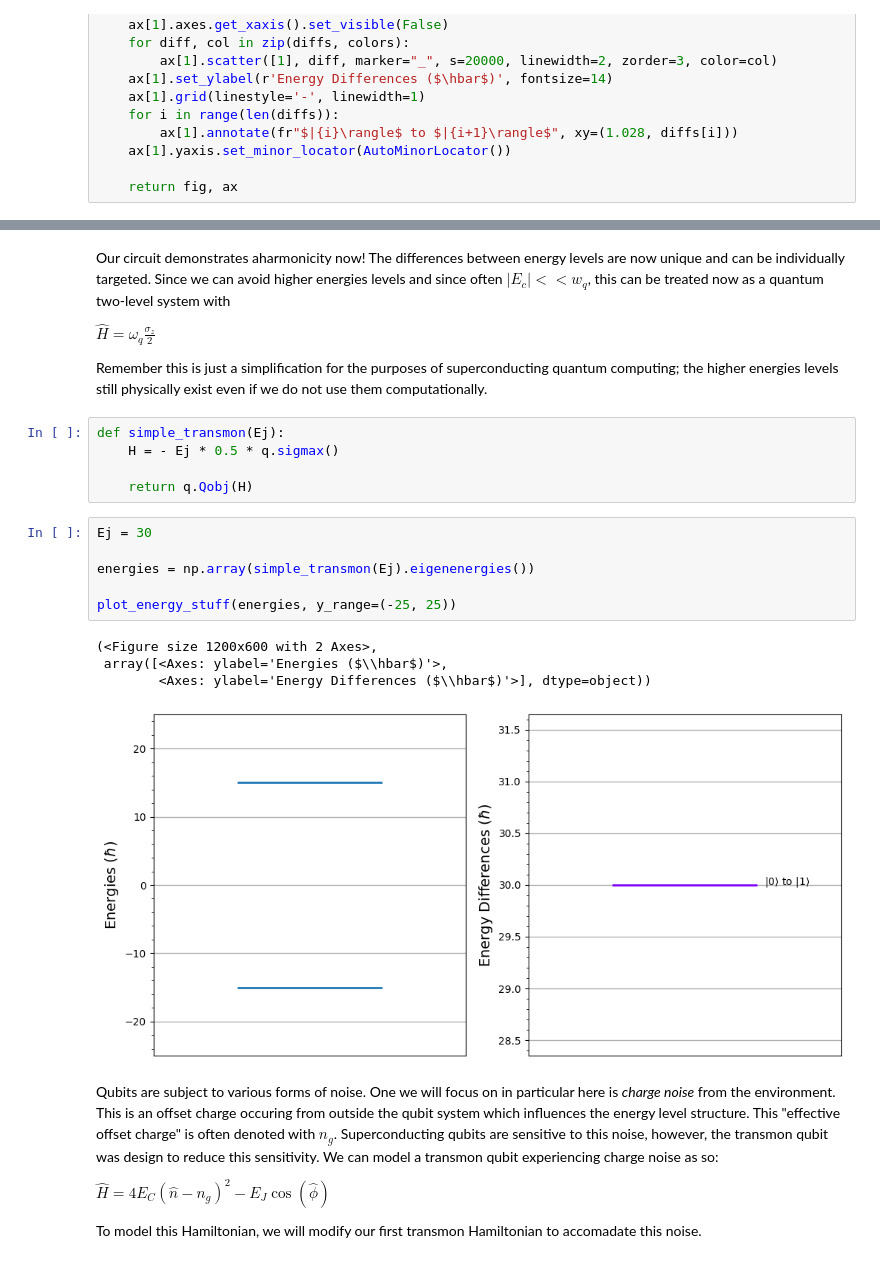
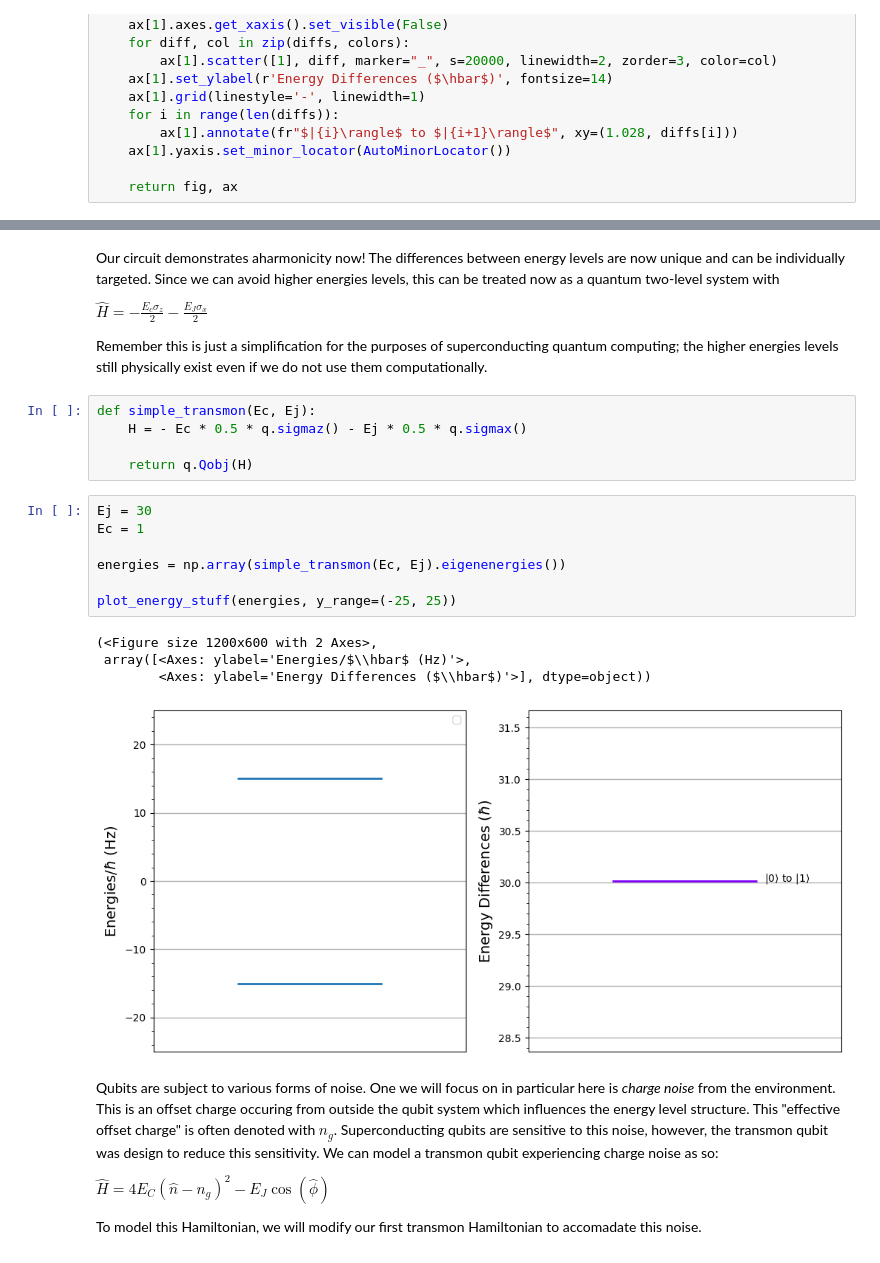
Before and after one commit to Khosmos3/Superconducting-Qubits, a Jupyter notebook: superconducting.ipynb, the cells around one changed output, grey strips where cells are left out. Drawn from its saved outputs; the diff is of its cells as text.

Commit message:
updated two level approximation

```diff
--- a/superconducting.ipynb
+++ b/superconducting.ipynb
@@ -202,25 +197,26 @@ Energy levels for an transmon qubit with Ec = 0.2 and Ej = 7:
 # %% [markdown]
-Our circuit demonstrates aharmonicity now! The differences between energy levels are now unique and can be individually targeted. Since we can avoid higher energies levels and since often $|E_c|<<w_q$, this can be treated now as a quantum two-level system with
+Our circuit demonstrates aharmonicity now! The differences between energy levels are now unique and can be individually targeted. Since we can avoid higher energies levels, this can be treated now as a quantum two-level system with
 
-$\hat{H}=\omega_q\frac{\sigma_z}{2}$
+$\hat{H}=-\frac{E_c\sigma_z}{2}-\frac{E_J\sigma_x}{2}$
 
 Remember this is just a simplification for the purposes of superconducting quantum computing; the higher energies levels still physically exist even if we do not use them computationally.
 # %%
-def simple_transmon(Ej):
-    H = - Ej * 0.5 * q.sigmax()
+def simple_transmon(Ec, Ej):
+    H = - Ec * 0.5 * q.sigmaz() - Ej * 0.5 * q.sigmax()
 
     return q.Qobj(H)
 # %%
 Ej = 30
+Ec = 1
 
-energies = np.array(simple_transmon(Ej).eigenenergies())
+energies = np.array(simple_transmon(Ec, Ej).eigenenergies())
 
 plot_energy_stuff(energies, y_range=(-25, 25))
 # %% [output]
 (<Figure size 1200x600 with 2 Axes>,
- array([<Axes: ylabel='Energies ($\\hbar$)'>,
+ array([<Axes: ylabel='Energies/$\\hbar$ (Hz)'>,
         <Axes: ylabel='Energy Differences ($\\hbar$)'>], dtype=object))
-[figure, old version]
+[figure, new version]
 # %% [markdown]
 Qubits are subject to various forms of noise. One we will focus on in particular here is *charge noise* from the environment. This is an offset charge occuring from outside the qubit system which influences the energy level structure. This "effective offset charge" is often denoted with $n_g$. Superconducting qubits are sensitive to this noise, however, the transmon qubit was design to reduce this sensitivity. We can model a transmon qubit experiencing charge noise as so:
 
```
Also changed, not shown: parts of 4 cells of this notebook.
